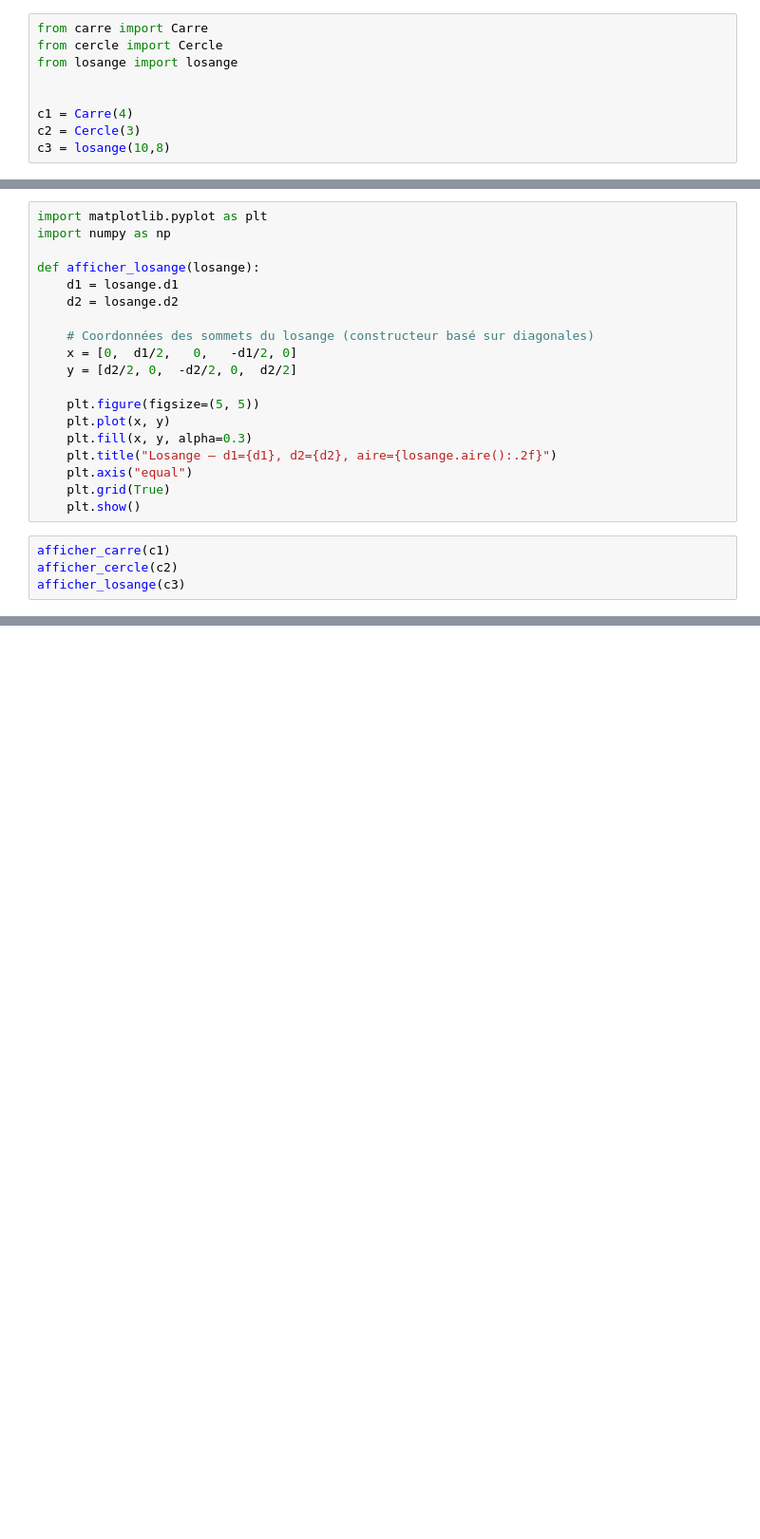
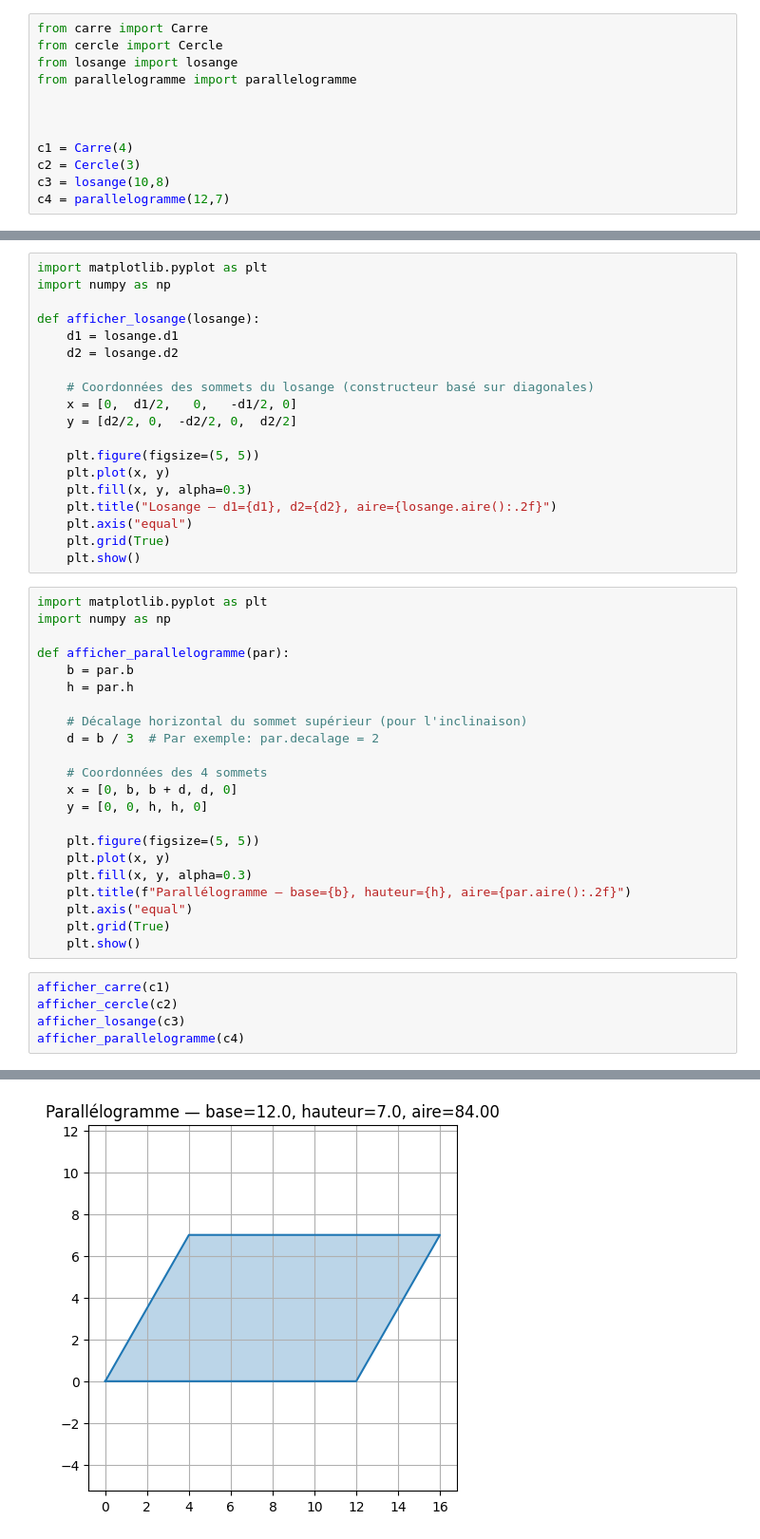
Before and after one commit to CollegeBoreal/INF1042-203-25A-04, a Jupyter notebook: 8.OOP/300155187/RAPPORT.ipynb, the cells around one changed output, grey strips where cells are left out. Shown: that part at 95% size. Cells and saved outputs as stored; diff of their text form; blank space fills up the shorter version.

Commit message:
Ajout de parallelogramme

```diff
--- a/8.OOP/300155187/RAPPORT.ipynb
+++ b/8.OOP/300155187/RAPPORT.ipynb
@@ -25,11 +25,14 @@ Nous allons :
 from carre import Carre
 from cercle import Cercle
 from losange import losange
+from parallelogramme import parallelogramme
+
 
 
 c1 = Carre(4)
 c2 = Cercle(3)
 c3 = losange(10,8)
+c4 = parallelogramme(12,7)
 # %%
 import numpy as np
 import matplotlib.pyplot as plt
@@ -80,11 +83,35 @@ def afficher_losange(losange):
     plt.axis("equal")
     plt.grid(True)
     plt.show()
+# %%
+import matplotlib.pyplot as plt
+import numpy as np
+
+def afficher_parallelogramme(par):
+    b = par.b
+    h = par.h
+
+    # Décalage horizontal du sommet supérieur (pour l'inclinaison)
+    d = b / 3  # Par exemple: par.decalage = 2
+
+    # Coordonnées des 4 sommets
+    x = [0, b, b + d, d, 0]
+    y = [0, 0, h, h, 0]
+
+    plt.figure(figsize=(5, 5))
+    plt.plot(x, y)
+    plt.fill(x, y, alpha=0.3)
+    plt.title(f"Parallélogramme — base={b}, hauteur={h}, aire={par.aire():.2f}")
+    plt.axis("equal")
+    plt.grid(True)
+    plt.show()
 # %%
 afficher_carre(c1)
 afficher_cercle(c2)
 afficher_losange(c3)
+afficher_parallelogramme(c4)
 # %% [output]
 [figure]
 [figure]
 [figure]
+[figure, added]
```
Also changed, not shown: 2 other files.
